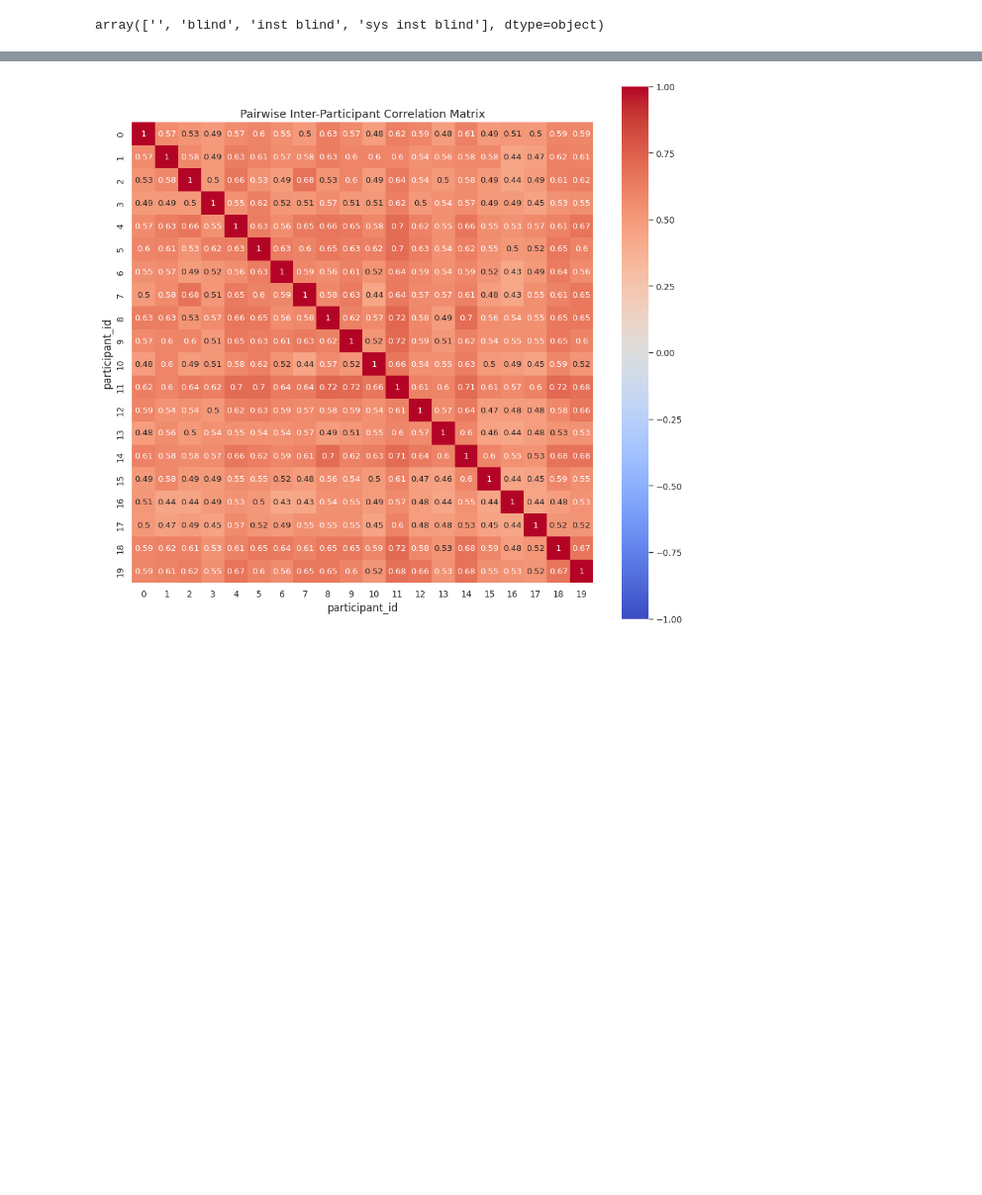
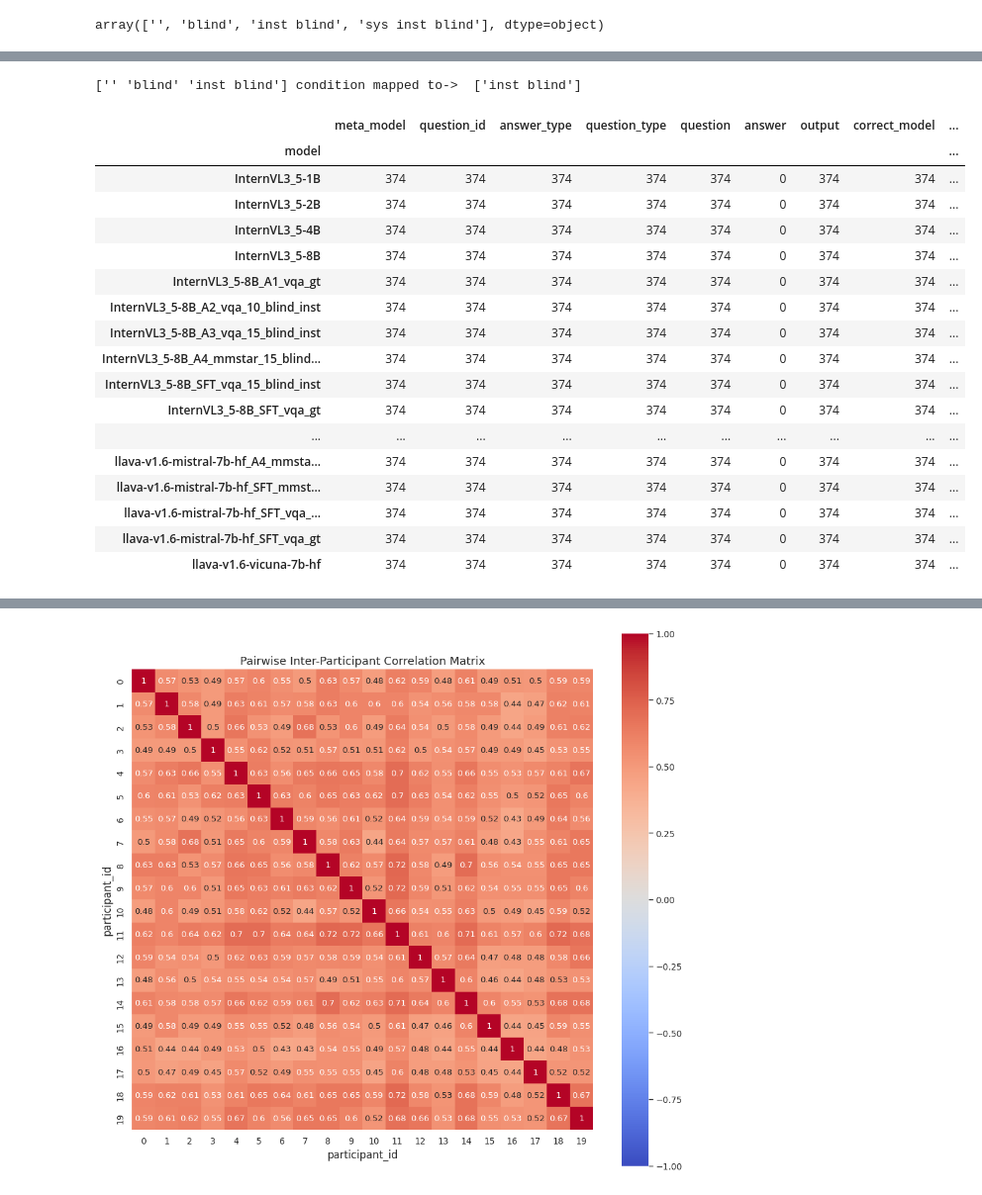
Before and after one commit to unolop/HPA, a Jupyter notebook: evaluation/analysis/A1_vqa.ipynb, the cells around one changed output, grey strips where cells are left out. Shown at 99% size. Drawn from its saved outputs; the diff is of its cells as text; code cells hidden in the pictures; blank space fills up the shorter version.

```diff
--- a/evaluation/analysis/A1_vqa.ipynb
+++ b/evaluation/analysis/A1_vqa.ipynb
@@ -66,0 +63,34 @@ mg # , len(qids), # model_vqa.groupby(['model', 'question_id']).count()
+# %%
+# model answers only to blind conditions
+qids = human_vqa.question_id.unique()
+model_vqa = vqa_1k[(vqa_1k['question_id'].isin(qids)) & (vqa_1k['condition'] == 'inst blind')]
+print(vqa_1k.condition.unique(),'condition mapped to-> ', model_vqa.condition.unique())
+
+# combine human and model
+hm = pd.concat([model_vqa, human_vqa]) # pt.to_csv(f'./tables/vqa_human_comparison.csv')
+df = hm[['meta_model', 'question_id', 'answer_type', 'question_type', 'model', 'question', 'answer', 'output', 'correct', 'answer_similarity']]
+# separate and merge by quesitons
+human_df = df[df['model'] == 'humans']
+model_df = df[df['model'] != 'humans']  # == df.model.unique()[0]]
+mg = pd.merge( model_df, human_df.groupby(['question_id', 'answer_type', 'question_type']).mean(numeric_only=True).reset_index(), on=['question_id', 'answer_type', 'question_type'], how='left', suffixes=('_model', '_human') ) # .dropna(axis=1)
+mg.groupby(['model']).count() # , len(qids), # model_vqa.groupby(['model', 'question_id']).count()
+# %% [output]
+['' 'blind' 'inst blind'] condition mapped to->  ['inst blind']
+|  | meta_model | question_id | answer_type | question_type | question | answer | output | correct_model | ... |
+| model |  |  |  |  |  |  |  |  | ... |
+| InternVL3_5-1B | 374 | 374 | 374 | 374 | 374 | 0 | 374 | 374 | ... |
+| InternVL3_5-2B | 374 | 374 | 374 | 374 | 374 | 0 | 374 | 374 | ... |
+| InternVL3_5-4B | 374 | 374 | 374 | 374 | 374 | 0 | 374 | 374 | ... |
+| InternVL3_5-8B | 374 | 374 | 374 | 374 | 374 | 0 | 374 | 374 | ... |
+| InternVL3_5-8B_A1_vqa_gt | 374 | 374 | 374 | 374 | 374 | 0 | 374 | 374 | ... |
+| InternVL3_5-8B_A2_vqa_10_blind_inst | 374 | 374 | 374 | 374 | 374 | 0 | 374 | 374 | ... |
+| InternVL3_5-8B_A3_vqa_15_blind_inst | 374 | 374 | 374 | 374 | 374 | 0 | 374 | 374 | ... |
+| InternVL3_5-8B_A4_mmstar_15_blind... | 374 | 374 | 374 | 374 | 374 | 0 | 374 | 374 | ... |
+| InternVL3_5-8B_SFT_vqa_15_blind_inst | 374 | 374 | 374 | 374 | 374 | 0 | 374 | 374 | ... |
+| InternVL3_5-8B_SFT_vqa_gt | 374 | 374 | 374 | 374 | 374 | 0 | 374 | 374 | ... |
+| ... | ... | ... | ... | ... | ... | ... | ... | ... | ... |
+| llava-v1.6-mistral-7b-hf_A4_mmsta... | 374 | 374 | 374 | 374 | 374 | 0 | 374 | 374 | ... |
+| llava-v1.6-mistral-7b-hf_SFT_mmst... | 374 | 374 | 374 | 374 | 374 | 0 | 374 | 374 | ... |
+| llava-v1.6-mistral-7b-hf_SFT_vqa_... | 374 | 374 | 374 | 374 | 374 | 0 | 374 | 374 | ... |
+| llava-v1.6-mistral-7b-hf_SFT_vqa_gt | 374 | 374 | 374 | 374 | 374 | 0 | 374 | 374 | ... |
+| llava-v1.6-vicuna-7b-hf | 374 | 374 | 374 | 374 | 374 | 0 | 374 | 374 | ... |
```
Also changed, not shown: parts of 14 cells of this notebook, 6 other files.
